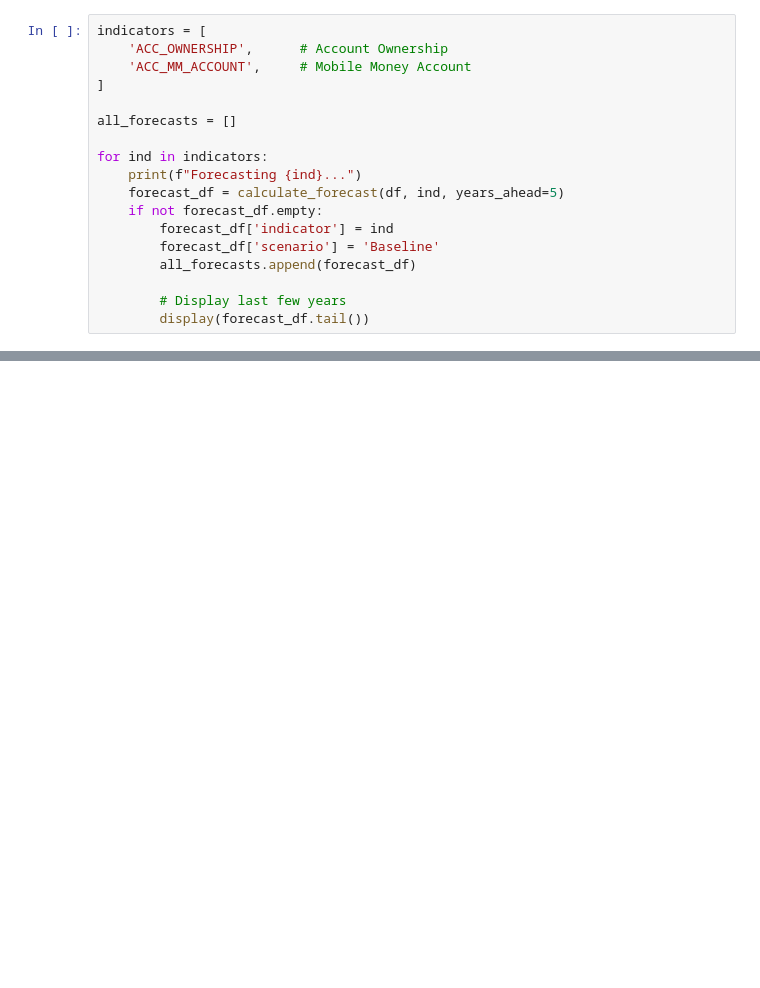
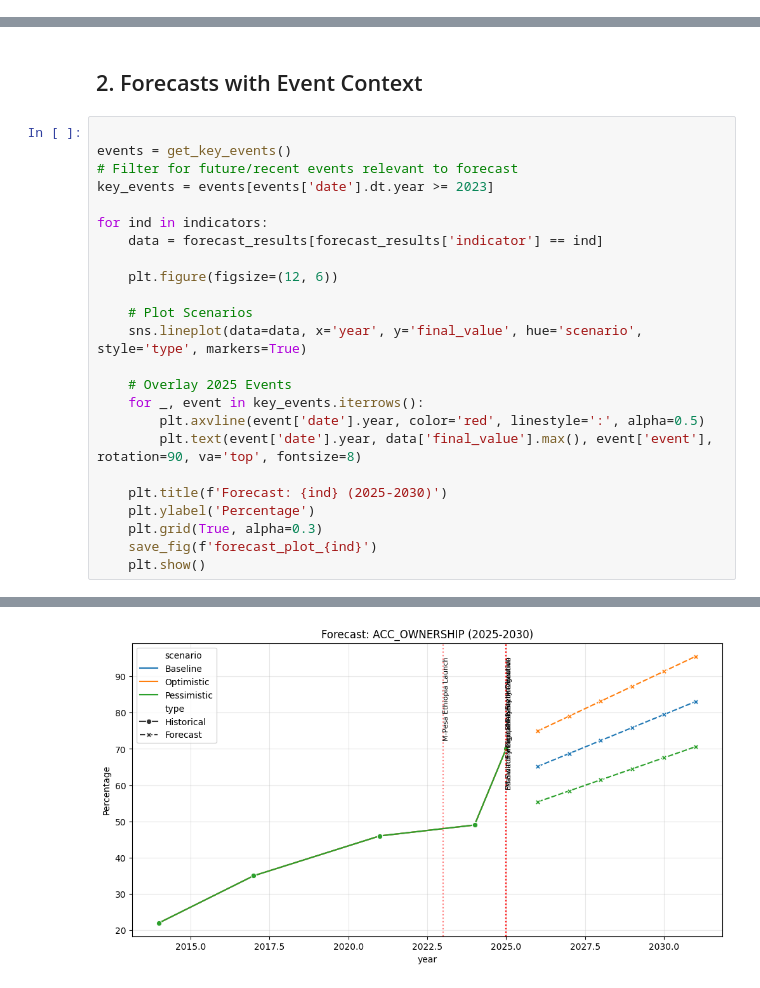
Before and after one commit to Biruk-gebru/Forecasting-Financial-Inclusion-in-Ethiopia, a Jupyter notebook: notebooks/04_forecasting.ipynb, the cells around one changed output, grey strips where cells are left out. Saved outputs shown, nothing was run; the diff lists cells and outputs as text; blank space fills up the shorter version.

```diff
--- a/notebooks/04_forecasting.ipynb
+++ b/notebooks/04_forecasting.ipynb
@@ -33,18 +23,0 @@ We use the `calculate_forecast` utility which implements Linear Regression with
-# %%
-indicators = [
-    'ACC_OWNERSHIP',      # Account Ownership
-    'ACC_MM_ACCOUNT',     # Mobile Money Account
-]
-
-all_forecasts = []
-
-for ind in indicators:
-    print(f"Forecasting {ind}...")
-    forecast_df = calculate_forecast(df, ind, years_ahead=5)
-    if not forecast_df.empty:
-        forecast_df['indicator'] = ind
-        forecast_df['scenario'] = 'Baseline'
-        all_forecasts.append(forecast_df)
-
-        # Display last few years
-        display(forecast_df.tail())
@@ -100,0 +79,27 @@ for fig in figures:
+# %% [markdown]
+## 2. Forecasts with Event Context
+# %%
+
+events = get_key_events()
+# Filter for future/recent events relevant to forecast
+key_events = events[events['date'].dt.year >= 2023]
+
+for ind in indicators:
+    data = forecast_results[forecast_results['indicator'] == ind]
+
+    plt.figure(figsize=(12, 6))
+
+    # Plot Scenarios
+    sns.lineplot(data=data, x='year', y='final_value', hue='scenario', style='type', markers=True)
+
+    # Overlay 2025 Events
+    for _, event in key_events.iterrows():
+        plt.axvline(event['date'].year, color='red', linestyle=':', alpha=0.5)
+        plt.text(event['date'].year, data['final_value'].max(), event['event'], rotation=90, va='top', fontsize=8)
+
+    plt.title(f'Forecast: {ind} (2025-2030)')
+    plt.ylabel('Percentage')
+    plt.grid(True, alpha=0.3)
+    save_fig(f'forecast_plot_{ind}')
+    plt.show()
+# %% [output]
@@ -100,0 +107 @@ for fig in figures:
+[figure, added]
```
Also changed, not shown: parts of 16 cells of this notebook, 3 other files.
